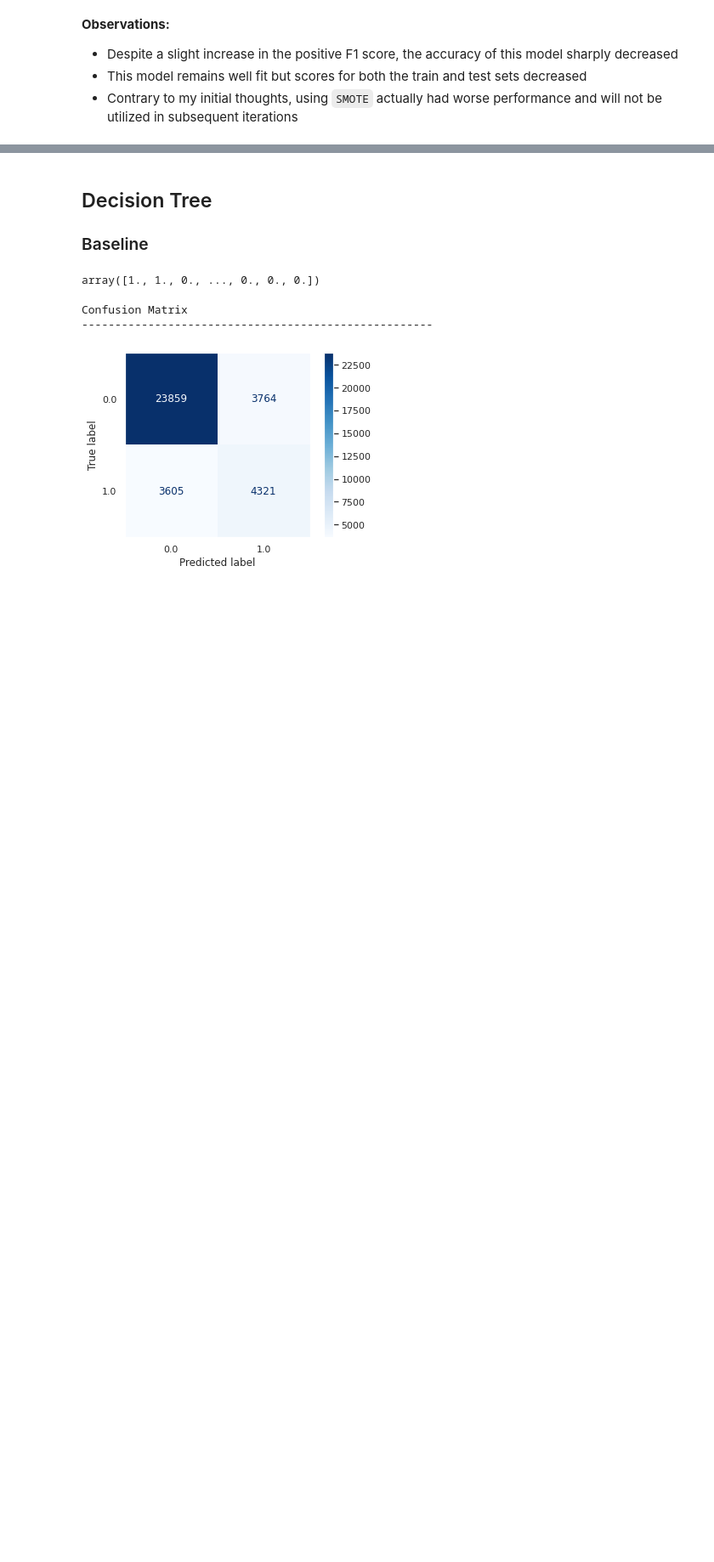
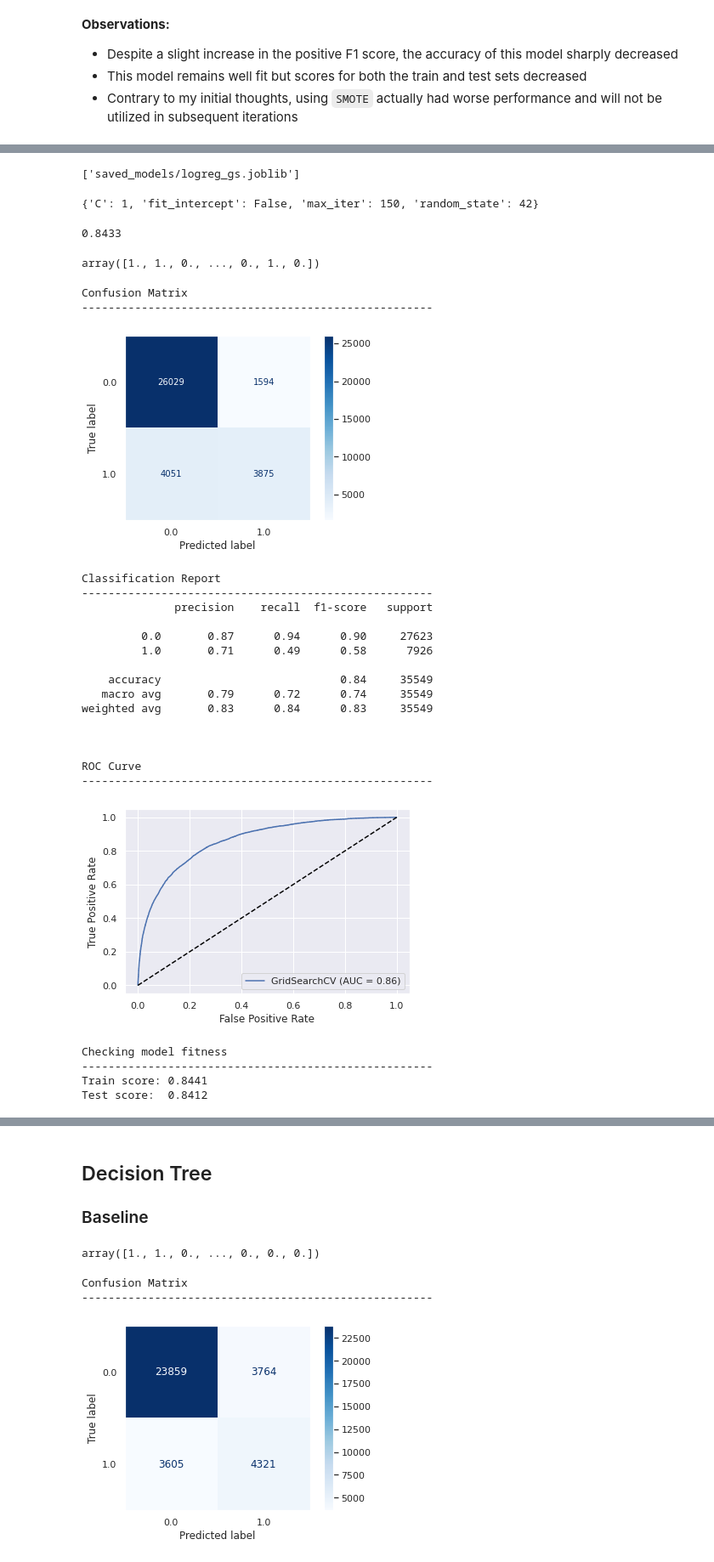
Before and after one commit to tjkyner/australian-rain-prediction, a Jupyter notebook: notebook.ipynb, the cells around one changed output, grey strips where cells are left out. Shown at 85% size. Cells and saved outputs as stored; diff of their text form; code cells hidden in the pictures; blank space fills up the shorter version.

Commit message:
logreg hyperparameter tuning

```diff
--- a/notebook.ipynb
+++ b/notebook.ipynb
@@ -623,7 +623,7 @@ Test size:  35549
 ## Logistic Regression
 ### Baseline
 # %%
-logreg = LogisticRegression(C=1e16, random_state=42)
+logreg = LogisticRegression(random_state=42)
 logreg.fit(X_train, y_train)
 y_pred = logreg.predict(X_test)
 y_pred
@@ -757,0 +776,45 @@ Test score:  0.7836
+# %%
+joblib.dump(logreg_gs, 'saved_models/logreg_gs.joblib')
+# %% [output]
+['saved_models/logreg_gs.joblib']
+# %%
+logreg_gs = joblib.load('saved_models/logreg_gs.joblib')
+# %%
+logreg_gs.best_params_
+# %% [output]
+{'C': 1, 'fit_intercept': False, 'max_iter': 150, 'random_state': 42}
+# %%
+round(logreg_gs.best_score_, 4)
+# %% [output]
+0.8433
+# %%
+y_pred_logreg_gs = logreg_gs.predict(X_test)
+y_pred_logreg_gs
+# %% [output]
+array([1., 1., 0., ..., 0., 1., 0.])
+# %%
+evaluate(logreg_gs, y_pred=y_pred_logreg_gs)
+# %% [output]
+Confusion Matrix
+-----------------------------------------------------
+[figure, added]
+Classification Report
+-----------------------------------------------------
+              precision    recall  f1-score   support
+
+         0.0       0.87      0.94      0.90     27623
+         1.0       0.71      0.49      0.58      7926
+
+    accuracy                           0.84     35549
+   macro avg       0.79      0.72      0.74     35549
+weighted avg       0.83      0.84      0.83     35549
+
+
+
+ROC Curve
+-----------------------------------------------------
+[figure, added]
+Checking model fitness
+-----------------------------------------------------
+Train score: 0.8441
+Test score:  0.8412
```
Also changed, not shown: parts of 6 cells of this notebook, 1 other file.
